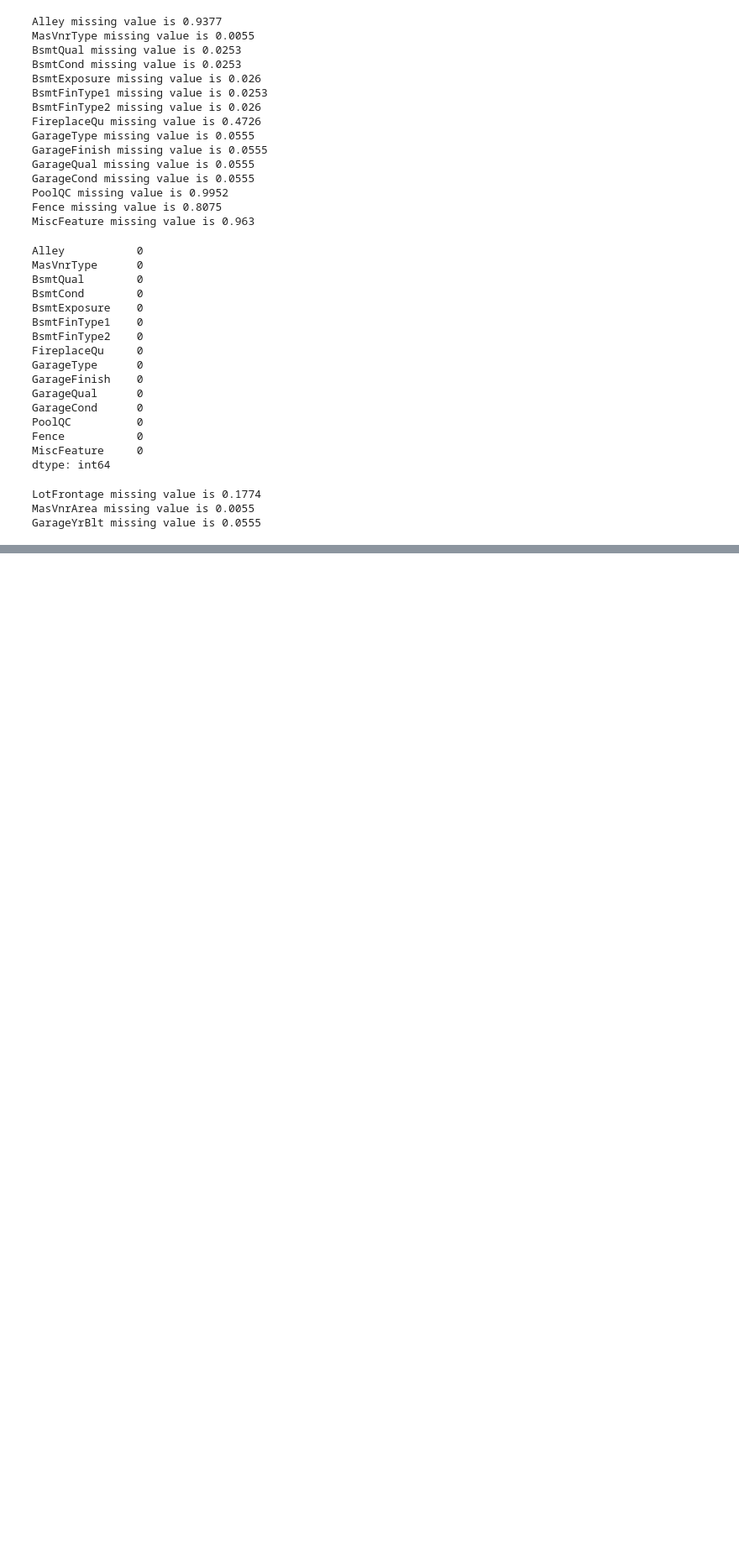
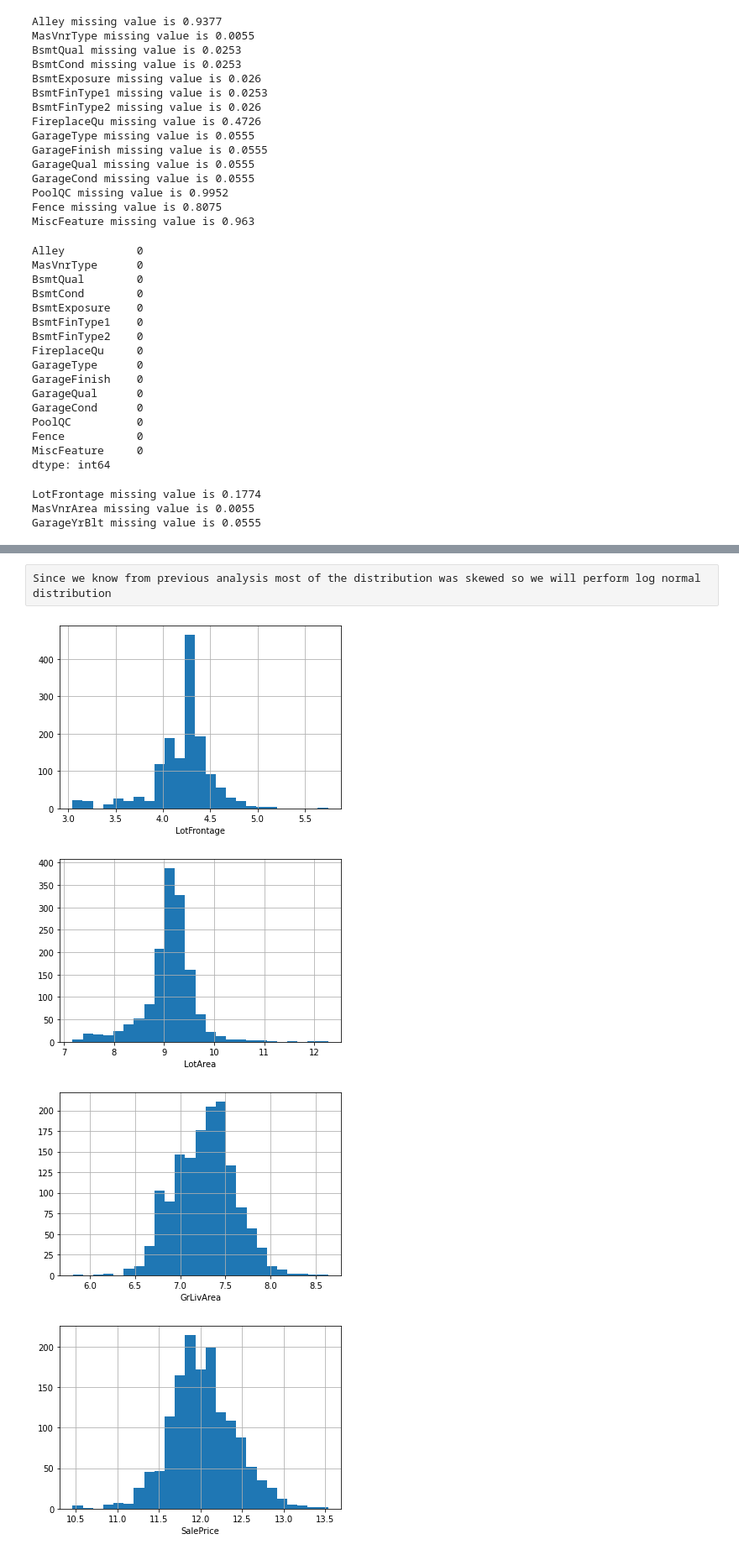
Before and after one commit to Rishab8077/House-Price-Prediction, a Jupyter notebook: House_Price_Prediction.ipynb, the cells around one changed output, grey strips where cells are left out. Shown at 84% size. Cells and saved outputs as stored; diff of their text form; code cells hidden in the pictures; blank space fills up the shorter version.

```diff
--- a/House_Price_Prediction.ipynb
+++ b/House_Price_Prediction.ipynb
@@ -410,3 +410,9 @@ for feature in numeric_feature_nan:
 LotFrontage missing value is 0.1774
 MasVnrArea missing value is 0.0055
 GarageYrBlt missing value is 0.0555
+# %%
+for feature in numeric_feature_nan:
+    median_value=dataset[feature].median()
+    dataset[feature+'_nan']=np.where(dataset[feature].isnull(),1,0)
+    dataset[feature].fillna(median_value,inplace=True)
+dataset[numeric_feature_nan].isnull().sum()
@@ -412,0 +430,3 @@ GarageYrBlt missing value is 0.0555
+# %%
+for feature in ['YearBuilt','YearRemodAdd','GarageYrBlt']:
+    dataset[feature]=dataset['YrSold']-dataset[feature]
@@ -412,0 +444,16 @@ GarageYrBlt missing value is 0.0555
+# %% [raw]
+Since we know from previous analysis most of the distribution was skewed so we will perform log normal distribution
+# %%
+num_feature=['LotFrontage','LotArea','GrLivArea','SalePrice']
+#this all feature has skewed distribution
+
+for feature in num_feature:
+    dataset[feature]=np.log(dataset[feature])
+    dataset[feature].hist(bins=25)
+    plt.xlabel(feature)
+    plt.show()
+# %% [output]
+[figure, added]
+[figure, added]
+[figure, added]
+[figure, added]
```
Also changed, not shown: parts of 17 cells of this notebook.
